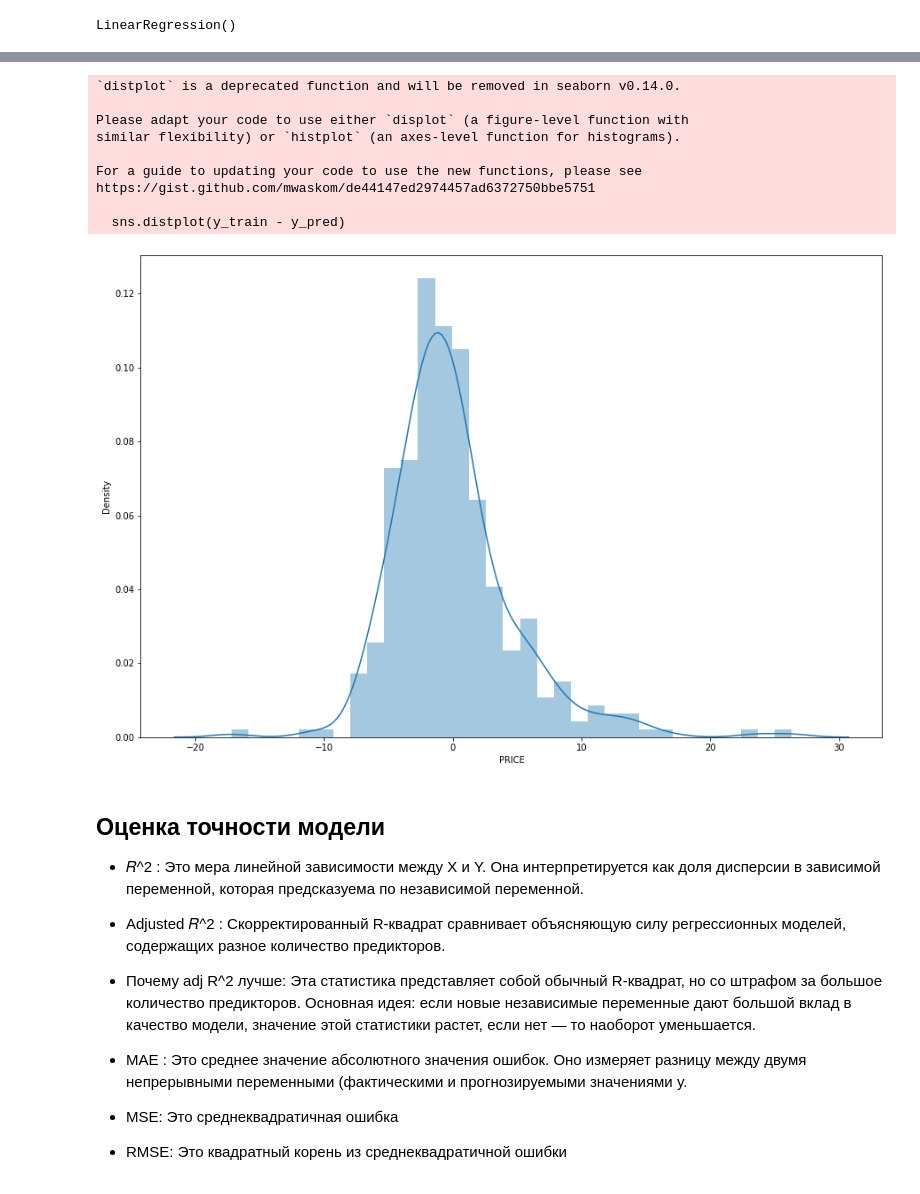
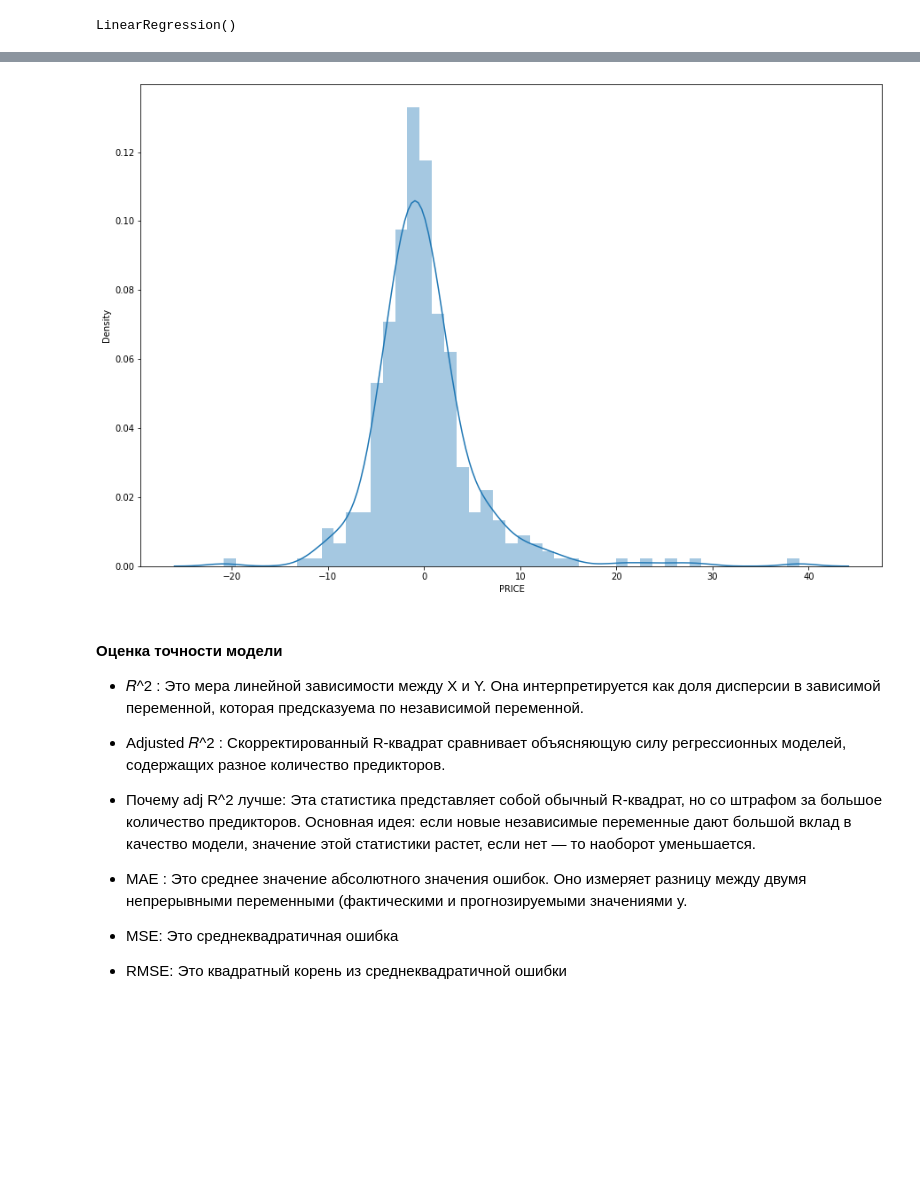
Before and after one commit to mbluuka/7semestr, a Jupyter notebook: LR2_part1.ipynb, the cells around one changed output, grey strips where cells are left out. Saved outputs shown, nothing was run; the diff lists cells and outputs as text; code cells hidden in the pictures; blank space fills up the shorter version.

```diff
--- a/LR2_part1.ipynb
+++ b/LR2_part1.ipynb
@@ -198,3 +469,4 @@ sns.heatmap(dfcor, cbar=True, fmt=".2f", annot=True, annot_kws={"size":15}, cmap
 # %%
-X = df.drop(["PRICE"], axis = 1)
-y = df["PRICE"]
+# X = df.drop(["TAX", "RAD", "INDUS", "NOX", "LSTAT"], axis=1)
+X_plr = df.drop(["LSTAT", "PRICE", "NOX", "INDUS", "TAX"], axis=1)
+y_plr = df["PRICE"]
@@ -201,5 +489,5 @@ y = df["PRICE"]
 # %%
 from sklearn.model_selection import train_test_split
 
-X_train, X_test, y_train, y_test = train_test_split(X, y, test_size=0.3, random_state=42)
+X_train_plr, X_test_plr, y_train_plr, y_test_plr = train_test_split(X_plr, y_plr, test_size=0.3, random_state=42)
 # %% [markdown]
@@ -207,9 +495,9 @@ X_train, X_test, y_train, y_test = train_test_split(X, y, test_size=0.3, random_
 # %%
 from sklearn.linear_model import LinearRegression
 
-LR = LinearRegression()
+LR_plr = LinearRegression()
 
-LR.fit(X_train, y_train)
+LR_plr.fit(X_train_plr, y_train_plr)
 # %% [output]
 LinearRegression()
 # %%
@@ -248,2 +549,2 @@ coev
 # %%
-y_pred = LR.predict(X_train)
+y_pred_plr = LR_plr.predict(X_train_plr)
@@ -276,21 +575,12 @@ pylab.show()
 # %%
 # Проверка нормальности ошибок
 plt.figure(figsize=(15,10))
-sns.distplot(y_train - y_pred)
+sns.distplot(y_train_plr - y_pred_plr)
 plt.show()
 # %% [output]
-`distplot` is a deprecated function and will be removed in seaborn v0.14.0.
-
-Please adapt your code to use either `displot` (a figure-level function with
-similar flexibility) or `histplot` (an axes-level function for histograms).
-
-For a guide to updating your code to use the new functions, please see
-https://gist.github.com/mwaskom/de44147ed2974457ad6372750bbe5751
-
-  sns.distplot(y_train - y_pred)
-[figure, old version]
+[figure, new version]
 # %% [markdown]
-## Оценка точности модели
+#### Оценка точности модели
 
 * 𝑅^2 : Это мера линейной зависимости между X и Y. Она интерпретируется как доля дисперсии в зависимой переменной, которая предсказуема по независимой переменной.
 
```
Also changed, not shown: parts of 66 cells of this notebook, 1 other file.
